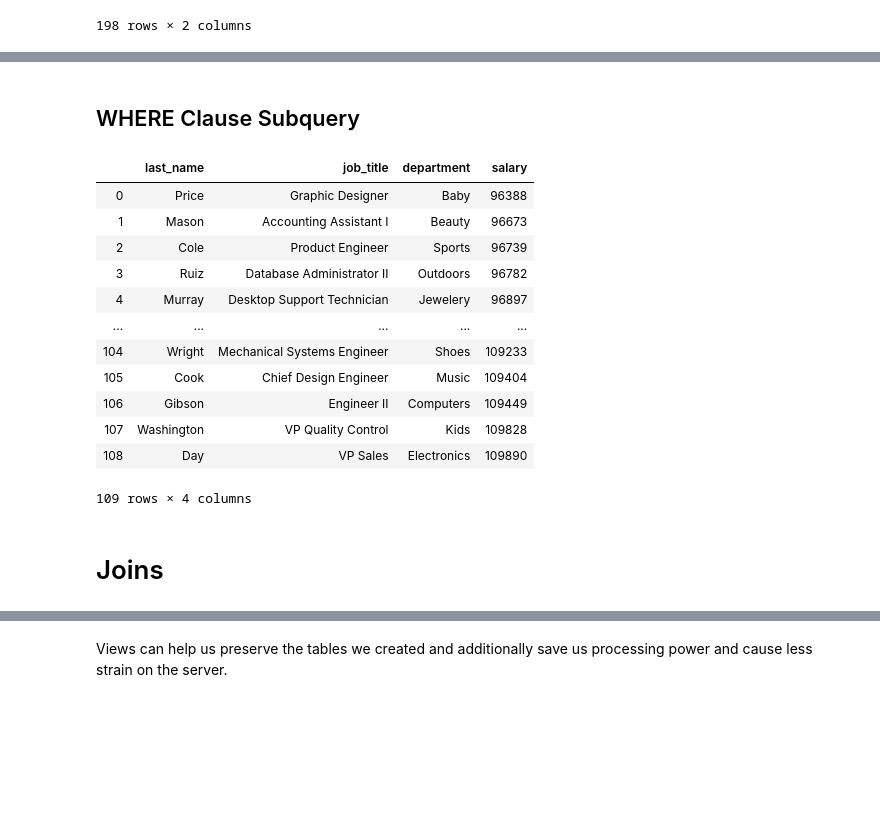
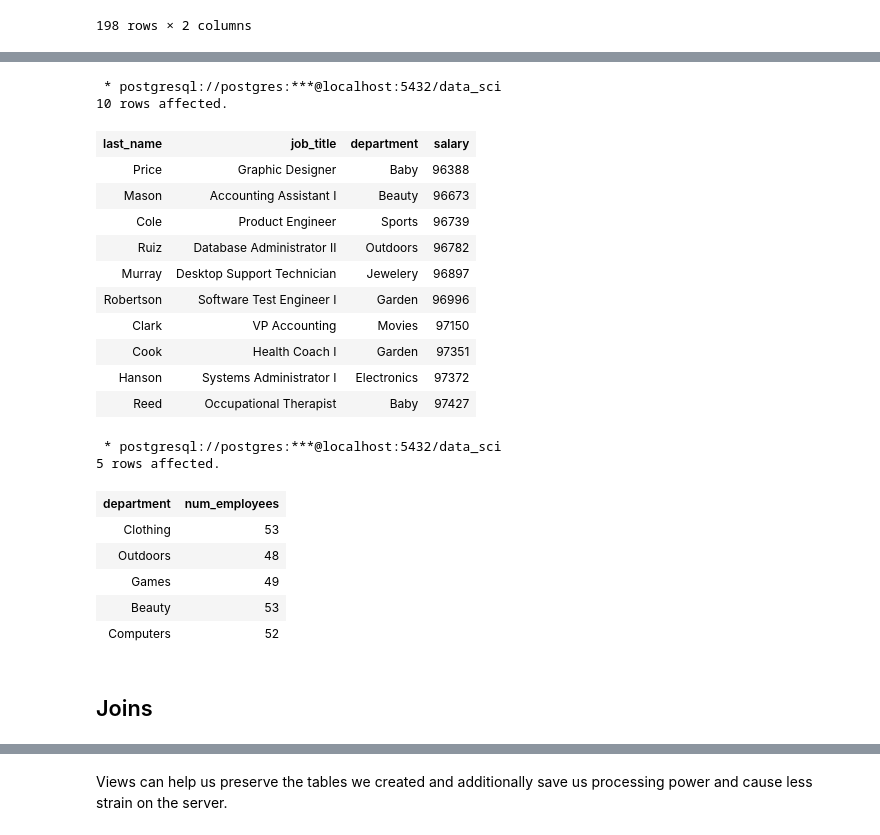
Before and after one commit to yasharmansouri/SQL-for-Data-Science, a Jupyter notebook: sql_for_data_science.ipynb, the cells around one changed output, grey strips where cells are left out. Cells and saved outputs as stored; diff of their text form; code cells hidden in the pictures; blank space fills up the shorter version.

```diff
--- a/sql_for_data_science.ipynb
+++ b/sql_for_data_science.ipynb
@@ -677,34 +802,52 @@ pd.DataFrame(cur.fetchall(), columns=cols)
-# %% [markdown]
-## WHERE Clause Subquery
 # %%
-#selecting employees where their salary is between the average salary of the Toys department and 110k
+%%sql
+-- # selecting employees where their salary is between the average salary of the Toys department and 110k
 
-cmd = """SELECT last_name, job_title, department, salary
-         FROM staff
-         WHERE salary
-         BETWEEN
-         (SELECT AVG(salary) FROM staff
-         WHERE department='Toys'
-         GROUP BY department)
-         AND 110000
-         ORDER BY salary
-      """
-cur.execute(cmd)
-cols = [x[0] for x in cur.description]
-pd.DataFrame(cur.fetchall(), columns=cols)
+SELECT last_name, job_title, department, salary
+      FROM staff
+      WHERE salary
+      BETWEEN
+      (SELECT AVG(salary) FROM staff
+      WHERE department='Toys'
+      GROUP BY department)
+      AND 110000
+      ORDER BY salary
+      LIMIT 10;
 # %% [output]
+ * postgresql://postgres:***@localhost:5432/data_sci
+10 rows affected.
-|  | last_name | job_title | department | salary |
-| 0 | Price | Graphic Designer | Baby | 96388 |
-| 1 | Mason | Accounting Assistant I | Beauty | 96673 |
-| 2 | Cole | Product Engineer | Sports | 96739 |
-| 3 | Ruiz | Database Administrator II | Outdoors | 96782 |
-| 4 | Murray | Desktop Support Technician | Jewelery | 96897 |
-| ... | ... | ... | ... | ... |
-| 104 | Wright | Mechanical Systems Engineer | Shoes | 109233 |
-| 105 | Cook | Chief Design Engineer | Music | 109404 |
-| 106 | Gibson | Engineer II | Computers | 109449 |
-| 107 | Washington | VP Quality Control | Kids | 109828 |
-| 108 | Day | VP Sales | Electronics | 109890 |
+| last_name | job_title | department | salary |
+| Price | Graphic Designer | Baby | 96388 |
+| Mason | Accounting Assistant I | Beauty | 96673 |
+| Cole | Product Engineer | Sports | 96739 |
+| Ruiz | Database Administrator II | Outdoors | 96782 |
+| Murray | Desktop Support Technician | Jewelery | 96897 |
+| Robertson | Software Test Engineer I | Garden | 96996 |
+| Clark | VP Accounting | Movies | 97150 |
+| Cook | Health Coach I | Garden | 97351 |
+| Hanson | Systems Administrator I | Electronics | 97372 |
+| Reed | Occupational Therapist | Baby | 97427 |
-109 rows × 4 columns
+# %%
+%%sql
+-- # returns the count of employees in departments where the total salary paid in that department is greater than 5,000,00.Cha Ching!$$$
+
+SELECT department, COUNT(*) AS num_employees
+    FROM staff
+    WHERE department IN (
+        SELECT department
+        FROM staff
+        GROUP BY department
+        HAVING SUM(salary) > 5000000)
+    GROUP BY department
+    ;
+# %% [output]
+ * postgresql://postgres:***@localhost:5432/data_sci
+5 rows affected.
+| department | num_employees |
+| Clothing | 53 |
+| Outdoors | 48 |
+| Games | 49 |
+| Beauty | 53 |
+| Computers | 52 |
 # %% [markdown]
-# Joins
+## Joins
```
Also changed, not shown: parts of 160 cells of this notebook, 1 other file.
